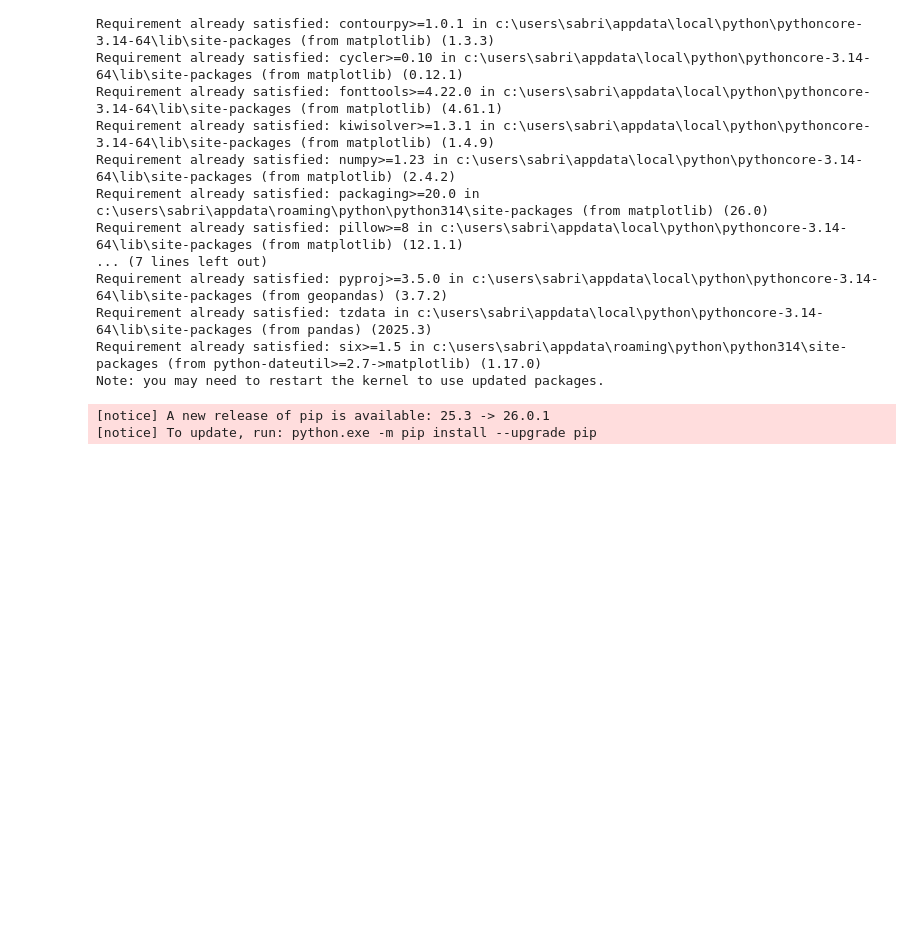
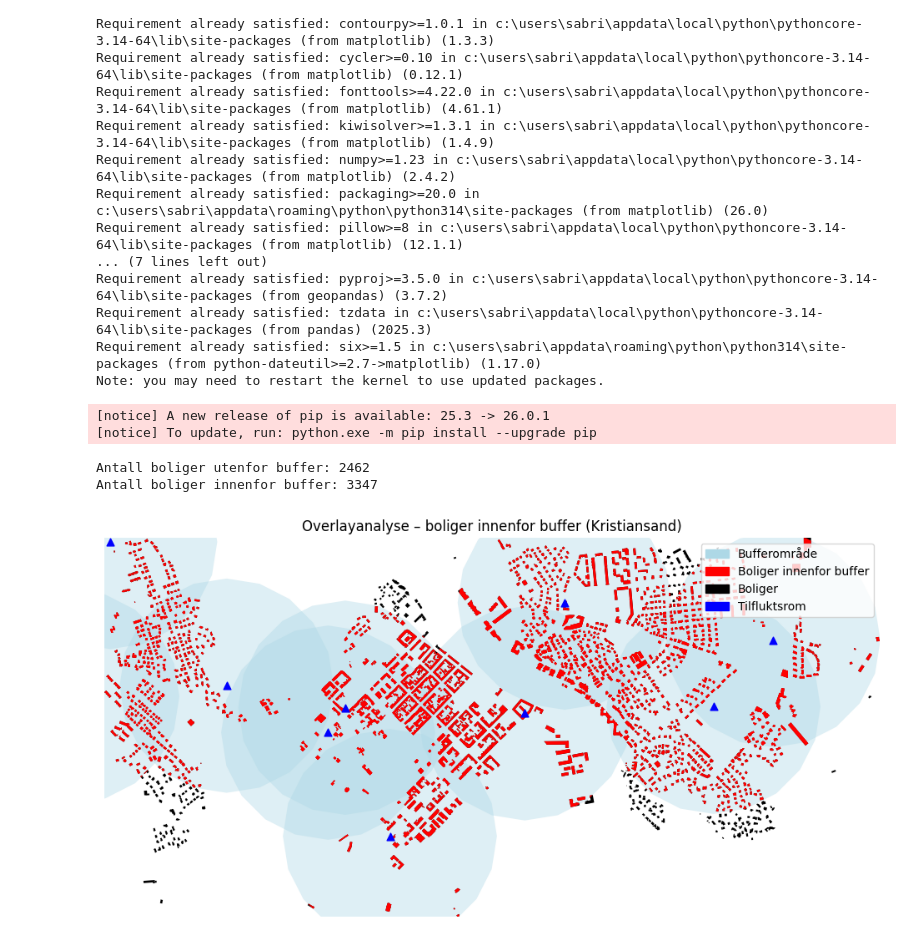
Before and after one commit to snbhansen/IS218, a Jupyter notebook: analyse.ipynb, the cells around one changed output. Drawn from its saved outputs; the diff is of its cells as text; code cells hidden in the pictures; blank space fills up the shorter version.

```diff
--- a/analyse.ipynb
+++ b/analyse.ipynb
@@ -420,6 +427,51 @@ Note: you may need to restart the kernel to use updated packages.
 [notice] To update, run: python.exe -m pip install --upgrade pip
 # %%
 import geopandas as gpd
-import fiona
+import matplotlib.pyplot as plt
+import matplotlib.patches as mpatches
 
-print(fiona.listlayers('data/vektordata/overlayanalyse.gpkg'))
+# Les lag
+boliger = gpd.read_file("data/vektordata/overlayanalyse.gpkg", layer="boliger_utm")
+buffer = gpd.read_file("data/vektordata/overlayanalyse.gpkg", layer="Bufret")
+snitt = gpd.read_file("data/vektordata/overlayanalyse.gpkg", layer="Snitt")
+tilfluktsrom = gpd.read_file("data/vektordata/overlayanalyse.gpkg", layer="tilfluktsrom_utm")
+
+print("Antall boliger utenfor buffer:", len(boliger))
+print("Antall boliger innenfor buffer:", len(snitt))
+
+# Figur
+fig, ax = plt.subplots(figsize=(12,6))
+
+# Buffer
+buffer.plot(ax=ax, color='lightblue', alpha=0.4)
+
+# Boliger
+boliger.plot(ax=ax, color='black', markersize=1)
+
+# Boliger innenfor buffer (overlay-resultat)
+snitt.plot(ax=ax, color='red', markersize=3)
+
+# Tilfluktsrom
+tilfluktsrom.plot(ax=ax, color='blue', markersize=40, marker='^')
+
+# Zoom til analyseområdet
+xmin, ymin, xmax, ymax = snitt.total_bounds
+ax.set_xlim(xmin, xmax)
+ax.set_ylim(ymin, ymax)
+
+# Legend
+buffer_patch = mpatches.Patch(color='lightblue', label='Bufferområde')
+snitt_patch = mpatches.Patch(color='red', label='Boliger innenfor buffer')
+bolig_patch = mpatches.Patch(color='black', label='Boliger')
+tilflukt_patch = mpatches.Patch(color='blue', label='Tilfluktsrom')
+
+ax.legend(handles=[buffer_patch, snitt_patch, bolig_patch, tilflukt_patch])
+
+ax.set_title("Overlayanalyse – boliger innenfor buffer (Kristiansand)")
+ax.axis("off")
+
+plt.show()
+# %% [output]
+Antall boliger utenfor buffer: 2462
+Antall boliger innenfor buffer: 3347
+[figure, added]
```
Also changed, not shown: parts of 2 cells of this notebook.
